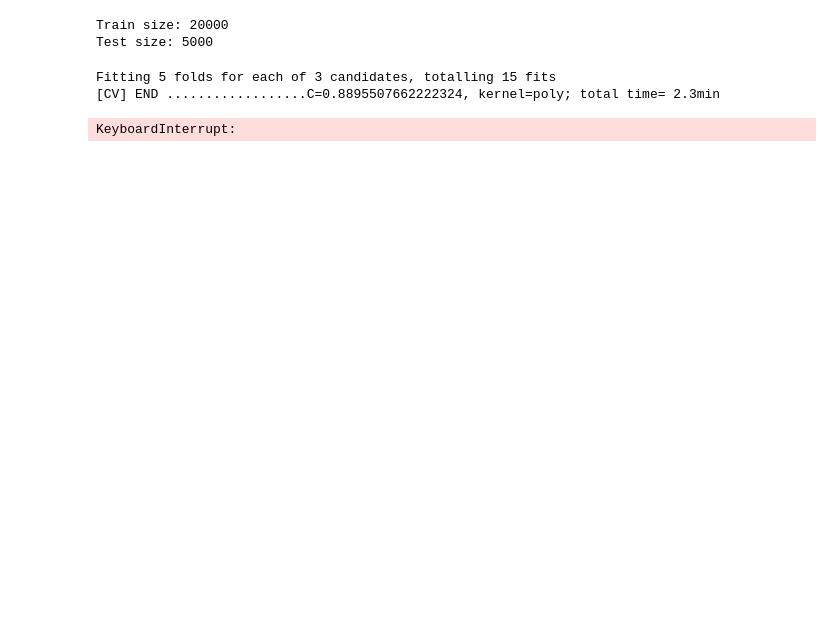
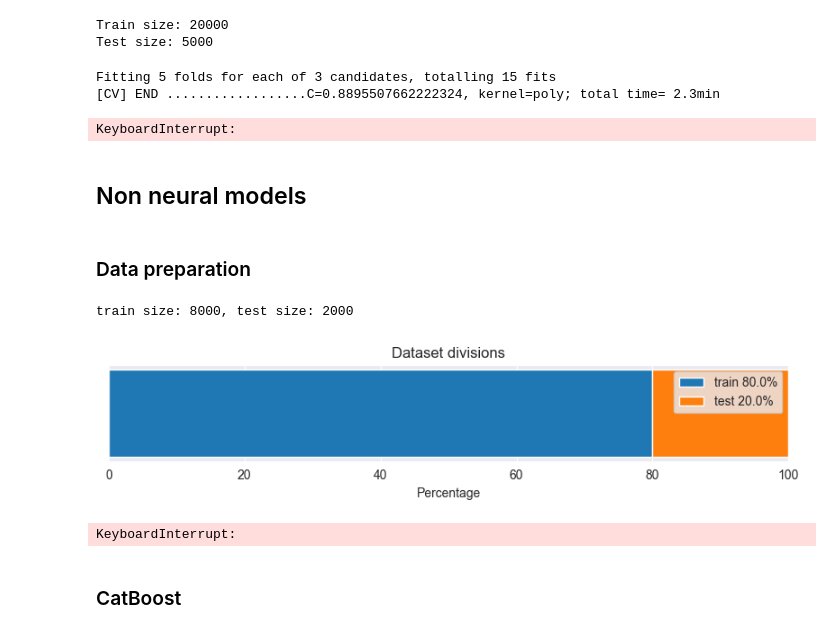
Before and after one commit to Lorenzo-Gardini/TextMining, a Jupyter notebook: project_notebook.ipynb, the cells around one changed output. Drawn from its saved outputs; the diff is of its cells as text; code cells hidden in the pictures; blank space fills up the shorter version.

```diff
--- a/project_notebook.ipynb
+++ b/project_notebook.ipynb
@@ -722,3 +1013,31 @@ KeyboardInterrupt:
 # %%
 print(f'Best Accuracy Score: {round(best_svm_model.best_score_, 3)}')
 print(f'Best Hyperparameters: {best_svm_model.best_params_}')
+# %% [markdown]
+## Non neural models
+# %% [markdown]
+### Data preparation
+# %%
+train_x, test_x, train_y, test_y = train_test_split(dataset['text'],
+                                                    dataset['sentiment'],
+                                                    test_size=0.2,
+                                                    random_state=RANDOM_STATE)
+Y_weight = compute_class_weights(train_y)
+# %%
+plot_divisions(train_y, test_y)
+# %% [output]
+train size: 8000, test size: 2000
+[figure, added]
+# %%
+# Create a TF-IDF vectorizer to convert text data into numerical features
+tfidf_vectorizer = TfidfVectorizer(min_df=3,
+                                   max_df=0.95,
+                                   ngram_range=(1, 4),
+                                   max_features=10_000)
+
+X_train_tfidf = tfidf_vectorizer.fit_transform(train_x)
+X_test_tfidf = tfidf_vectorizer.transform(test_x)
+# %% [output]
+KeyboardInterrupt:
+# %% [markdown]
+### CatBoost
```
Also changed, not shown: parts of 65 cells of this notebook, 1 other file.
